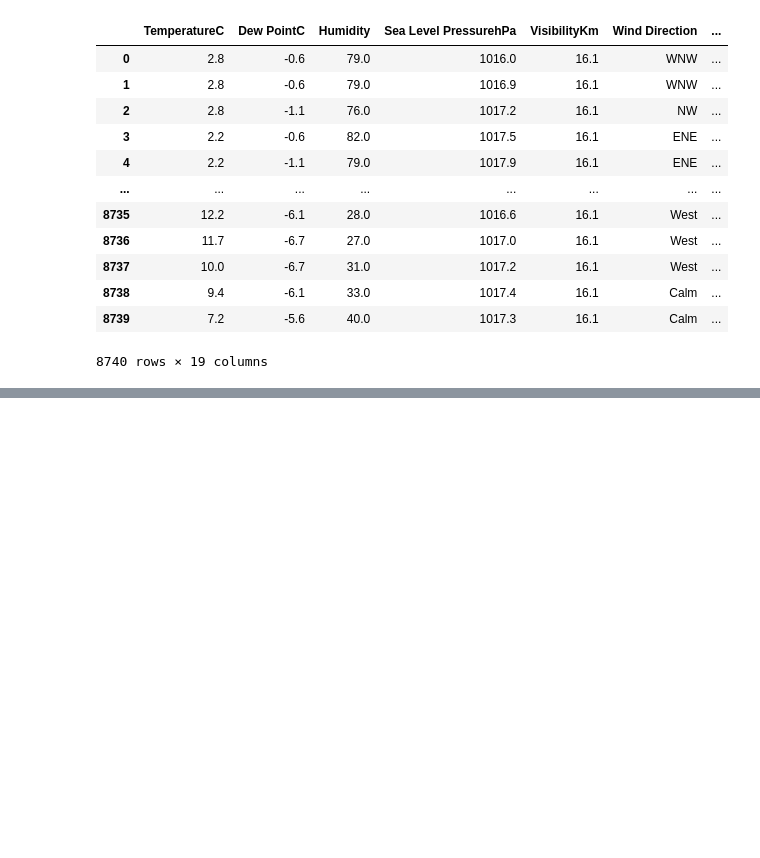
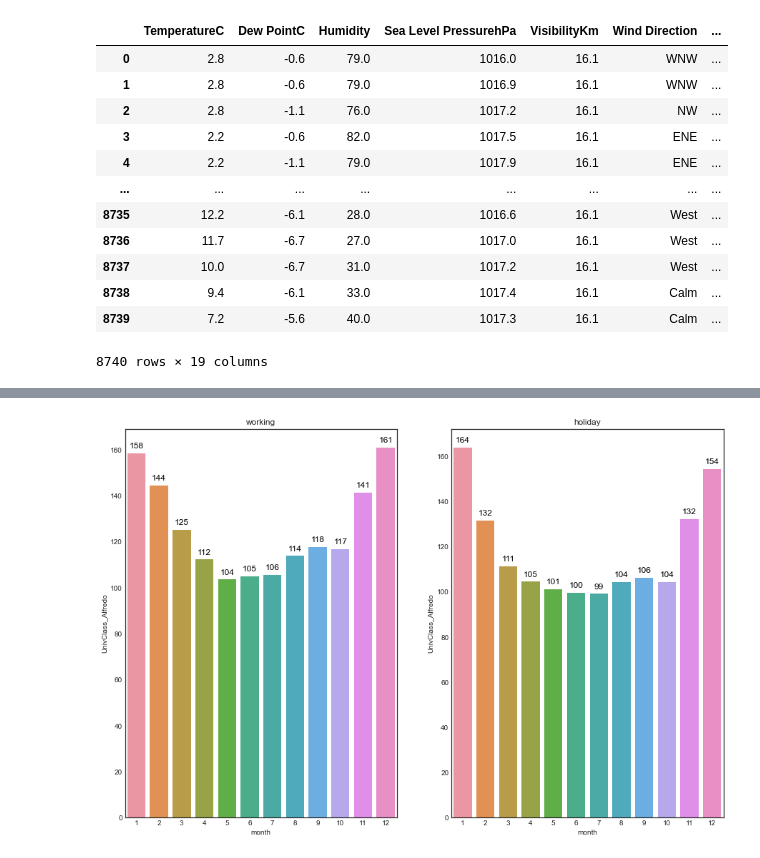
Before and after one commit to robert-min/study, a Jupyter notebook: hanyang_ml/question2/question2.ipynb, the cells around one changed output, grey strips where cells are left out. Saved outputs shown, nothing was run; the diff lists cells and outputs as text; code cells hidden in the pictures; blank space fills up the shorter version.

```diff
--- a/hanyang_ml/question2/question2.ipynb
+++ b/hanyang_ml/question2/question2.ipynb
@@ -268,0 +325,6 @@ df
+# %%
+holiday_lst = ["2015-01-01", "2015-01-19", "2015-02-16", "2015-05-25", "2015-07-03", "2015-09-07", "2015-10-12", "2015-11-11", "2015-11-26", "2015-12-25"]
+
+for i in holiday_lst:
+    df.loc[df["date"] == i, "holiday"] = 1
+df[df["date"] == "2015-12-25"]
@@ -268,0 +351,3 @@ df
+# %%
+df["holiday"] = df["holiday"].fillna(0)
+df.isnull().sum()
@@ -268,0 +409,29 @@ df
+# %%
+import seaborn as sns
+import matplotlib.pyplot as plt
+plt.style.use(["seaborn-white"])
+# %%
+# 월 기준으로 에너지 평균 값 시각화
+def month_holiday(time, dataframe):
+    fig, ax = plt.subplots(1, 2, figsize=(15, 10))
+
+    df_plot = dataframe.groupby(["holiday", "month"]).mean().reset_index()
+
+    g1 = sns.barplot(data=df_plot.query("holiday == 0"), ax=ax[0], x=time, y="UnivClass_Alfredo")
+    for p in g1.patches:
+        g1.annotate('%.0f' % p.get_height(), (p.get_x() + p.get_width()/2., p.get_height()),
+                   ha='center', va='center', fontsize=12, color='black', xytext=(0, 10), textcoords='offset points')
+
+
+    g2 = sns.barplot(data=df_plot.query("holiday == 1"), ax=ax[1], x=time, y="UnivClass_Alfredo")
+    for p in g2.patches:
+        g2.annotate('%.0f' % p.get_height(), (p.get_x() + p.get_width()/2., p.get_height()),
+                   ha='center', va='center', fontsize=12, color='black', xytext=(0, 10), textcoords='offset points')
+
+    ax[0].set_title("working")
+    ax[1].set_title("holiday")
+    plt.show()
+# %%
+month_holiday("month", df)
+# %% [output]
+[figure, added]
```
Also changed, not shown: parts of 26 cells of this notebook.
